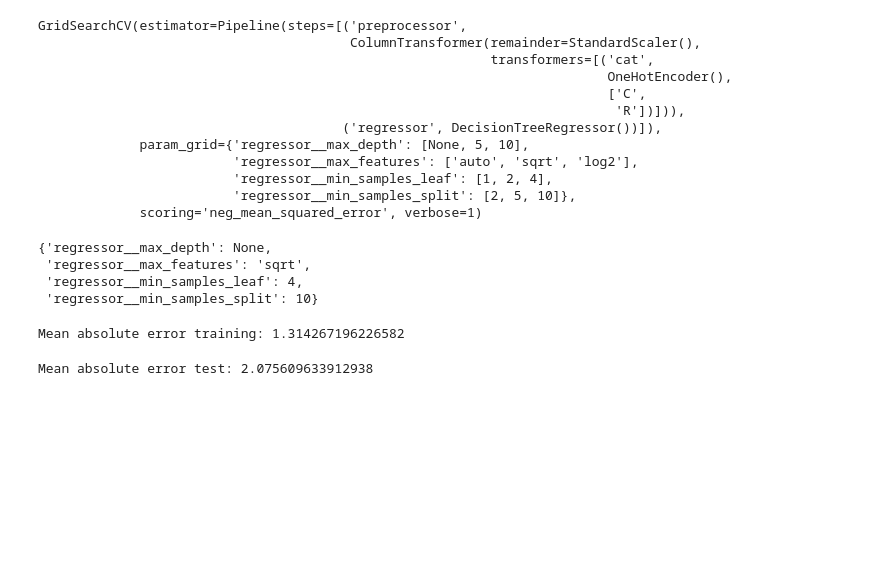
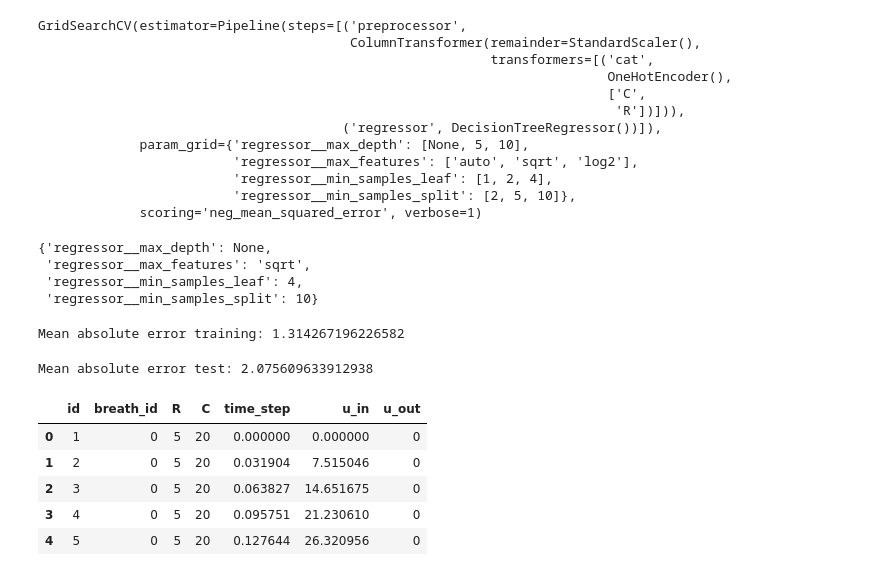
Before and after one commit to Hoomaaan/Google-Brain-Ventilator-Pressure-Prediction, a Jupyter notebook: main.ipynb, the cells around one changed output. Drawn from its saved outputs; the diff is of its cells as text; code cells hidden in the pictures; blank space fills up the shorter version.

```diff
--- a/main.ipynb
+++ b/main.ipynb
@@ -227,3 +227,14 @@ mae_test = mean_absolute_error(y_test, y_pred_test)
 print(f"Mean absolute error test: {mae_test}")
 # %% [output]
 Mean absolute error test: 2.075609633912938
+# %%
+df_test = pd.read_csv('test.csv')
+# %%
+df_test.head()
+# %% [output]
+|  | id | breath_id | R | C | time_step | u_in | u_out |
+| 0 | 1 | 0 | 5 | 20 | 0.000000 | 0.000000 | 0 |
+| 1 | 2 | 0 | 5 | 20 | 0.031904 | 7.515046 | 0 |
+| 2 | 3 | 0 | 5 | 20 | 0.063827 | 14.651675 | 0 |
+| 3 | 4 | 0 | 5 | 20 | 0.095751 | 21.230610 | 0 |
+| 4 | 5 | 0 | 5 | 20 | 0.127644 | 26.320956 | 0 |
```
Also changed, not shown: parts of 20 cells of this notebook.
